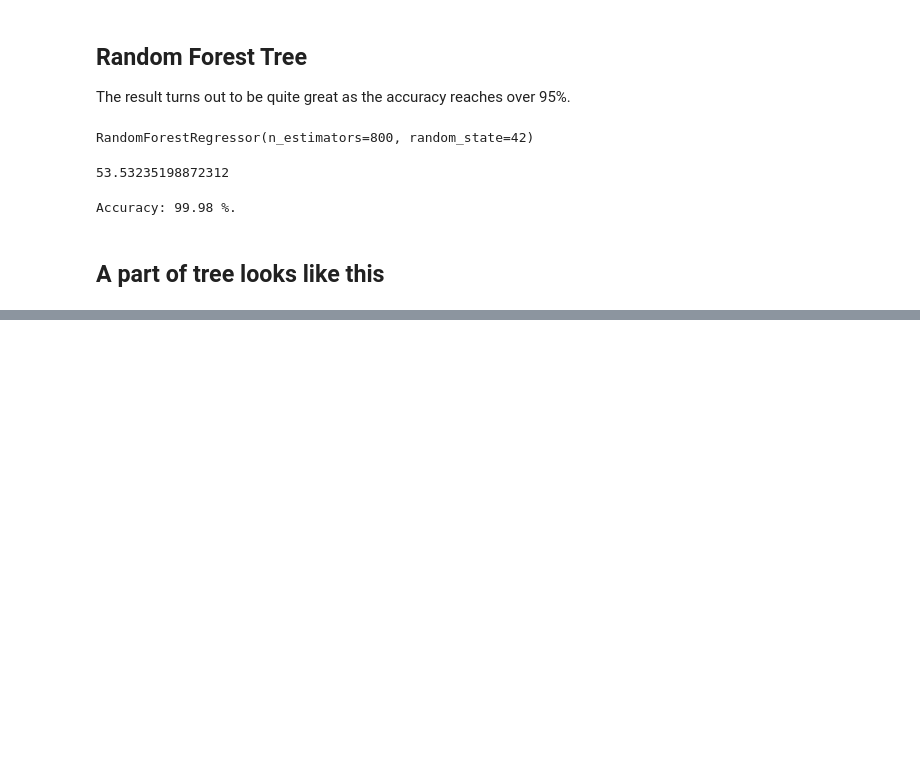
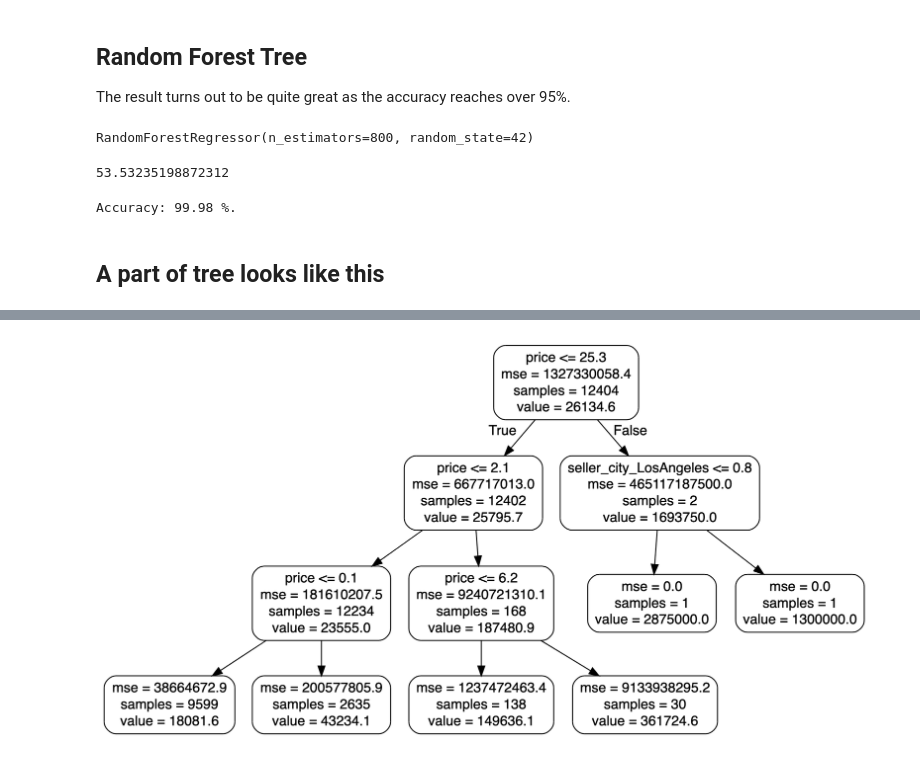
Before and after one commit to drizzle98/alpha-vantage-project, a Jupyter notebook: DataChallenge/Data_Challenge.ipynb, the cells around one changed output, grey strips where cells are left out. Cells and saved outputs as stored; diff of their text form; code cells hidden in the pictures; blank space fills up the shorter version.

Commit message:
modified image in notebook

```diff
--- a/DataChallenge/Data_Challenge.ipynb
+++ b/DataChallenge/Data_Challenge.ipynb
@@ -406,0 +405,5 @@ export_graphviz(tree_small, out_file = 'small_tree.dot', feature_names = feature
+# %%
+from IPython.display import Image
+Image(filename='tree.png')
+# %% [output]
+[figure, added]
```
Also changed, not shown: parts of 1 cell of this notebook, 4 other files.
